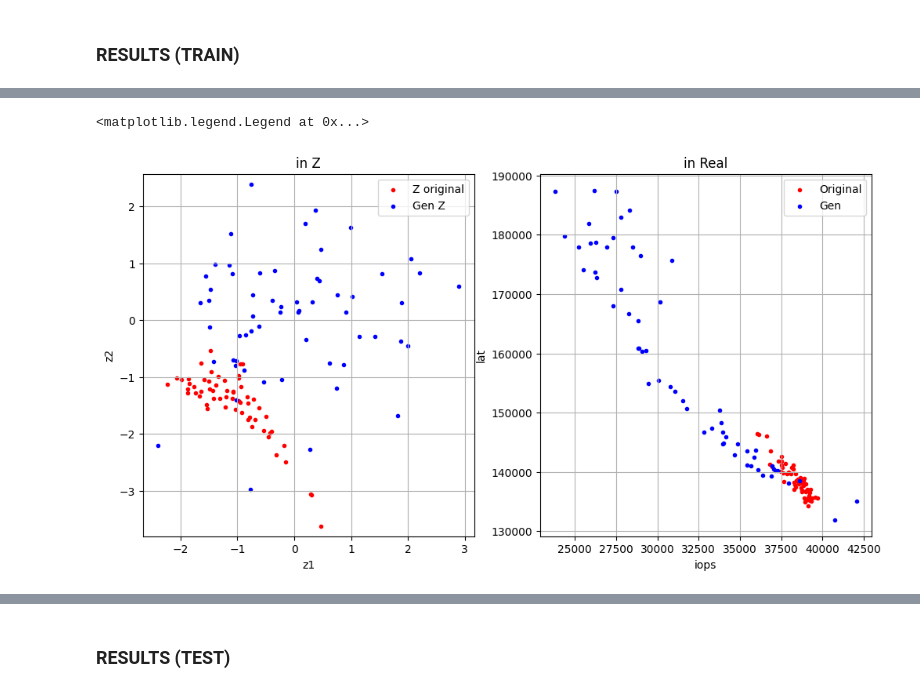
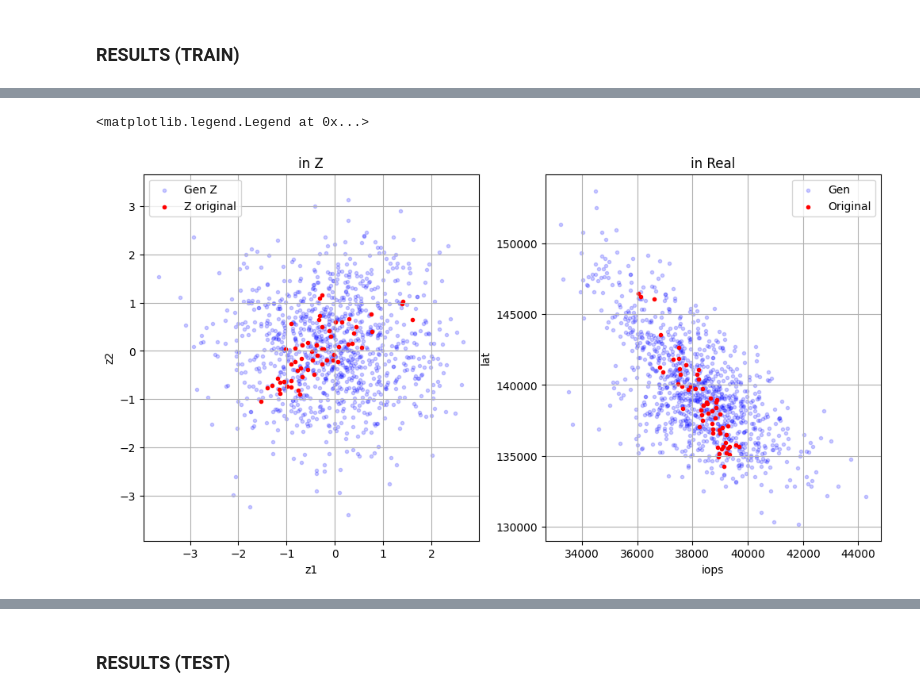
Before and after one commit to juliajones17/reliable_modeling, a Jupyter notebook: notebooks/proj.ipynb, the cells around one changed output, grey strips where cells are left out. Drawn from its saved outputs; the diff is of its cells as text; code cells hidden in the pictures.

Commit message:
more neurons, better graphs

```diff
--- a/notebooks/proj.ipynb
+++ b/notebooks/proj.ipynb
@@ -372,7 +372,7 @@ for i in range(len(ids)):
     dataset = TensorDataset(y_tst, X_tst)
     results_iops = []
     results_lat = []
-    for i, data in enumerate(DataLoader(dataset)):
+    for j, data in enumerate(DataLoader(dataset)):
         y_data= data[0]
         X_data = data[1]
         for lay in model.nf.layers:
@@ -382,11 +382,14 @@ for i in range(len(ids)):
         results_iops.append(y_data[0][0])
         results_lat.append(y_data[0][1])
 
-    y_gen = model.sample(stscaler.transform(X_train.clone().detach()))
+    X_bigger = torch.tensor(list(train[train['id'] == ids[i]][['block_size', 'n_jobs', 'iodepth', 'read_fraction', 'io_type_num', 'n_disks']].values) * 17)
+    X_bigger_ss = stscaler.transform(X_bigger)
+    X_bigger_tst = torch.tensor(X_bigger_ss, dtype=torch.float32)
+    y_gen = model.sample(stscaler.transform(X_bigger.clone().detach()))
     y_gen = torch.tensor(y_gen, dtype=torch.float32)
     gen_iops.append(scaler.inverse_transform(y_gen)[:, 0])
     gen_lat.append(scaler.inverse_transform(y_gen)[:, 1])
-    dataset = TensorDataset(y_gen, X_tst)
+    dataset = TensorDataset(y_gen, X_bigger_tst)
     genresults_iops = []
     genresults_lat = []
     for i, data in enumerate(DataLoader(dataset)):
@@ -590,7 +593,7 @@ for i in range(len(ids)):
     dataset = TensorDataset(y_tst, X_tst)
     results_iops = []
     results_lat = []
-    for i, data in enumerate(DataLoader(dataset)):
+    for j, data in enumerate(DataLoader(dataset)):
         y_data= data[0]
         X_data = data[1]
         for lay in model.nf.layers:
@@ -600,11 +603,14 @@ for i in range(len(ids)):
         results_iops.append(y_data[0][0])
         results_lat.append(y_data[0][1])
 
-    y_gen = model.sample(stscaler.transform(X_test.clone().detach()))
+    X_bigger = torch.tensor(list(test[test['id'] == ids[i]][['block_size', 'n_jobs', 'iodepth', 'read_fraction', 'io_type_num', 'n_disks']].values) * 17)
+    X_bigger_ss = stscaler.transform(X_bigger)
+    X_bigger_tst = torch.tensor(X_bigger_ss, dtype=torch.float32)
+    y_gen = model.sample(stscaler.transform(X_bigger.clone().detach()))
     y_gen = torch.tensor(y_gen, dtype=torch.float32)
     gen_iops.append(scaler.inverse_transform(y_gen)[:, 0])
     gen_lat.append(scaler.inverse_transform(y_gen)[:, 1])
-    dataset = TensorDataset(y_gen, X_tst)
+    dataset = TensorDataset(y_gen, X_bigger_tst)
     genresults_iops = []
     genresults_lat = []
     for i, data in enumerate(DataLoader(dataset)):
@@ -777,7 +783,7 @@ from sklearn.pipeline import make_pipeline
 from probaforms.models import RealNVP
 from probaforms import metrics
 # %%
-train = new_train
+train = new_train.copy()
 scaler = make_pipeline(LogitScaler(eps=0.01), StandardScaler())
 y_tr_ss = scaler.fit_transform(train[['iops', 'lat']].values)
 # y_test_ss = scaler.transform(test[['iops', 'lat']].values)
@@ -785,7 +791,7 @@ stscaler = StandardScaler()
 X_tr_ss = stscaler.fit_transform(train[['block_size', 'n_jobs', 'iodepth', 'read_fraction', 'io_type_num', 'n_disks']].values)
 # X_test_ss = stscaler.transform(test[['block_size', 'n_jobs', 'iodepth', 'read_fraction', 'io_type_num', 'n_disks']].values)
 
-model = RealNVP(lr=0.001, n_layers=12, n_epochs=200, batch_size=64) # 200
+model = RealNVP(lr=0.001, n_layers=12, n_epochs=100, batch_size=64, hidden=(100,)) # 200 , activation='relu'
 model.fit(y_tr_ss, X_tr_ss) # (target, condition)
 # %%
 def calc_metrics(X, Y):
@@ -834,7 +851,7 @@ for i in range(len(ids)):
     dataset = TensorDataset(y_tst, X_tst)
     results_iops = []
     results_lat = []
-    for i, data in enumerate(DataLoader(dataset)):
+    for j, data in enumerate(DataLoader(dataset)):
         y_data= data[0]
         X_data = data[1]
         for lay in model.nf.layers:
@@ -844,11 +861,14 @@ for i in range(len(ids)):
         results_iops.append(y_data[0][0])
         results_lat.append(y_data[0][1])
 
-    y_gen = model.sample(stscaler.transform(X_train.clone().detach()))
+    X_bigger = torch.tensor(list(train[train['id'] == ids[i]][['block_size', 'n_jobs', 'iodepth', 'read_fraction', 'io_type_num', 'n_disks']].values) * 17)
+    X_bigger_ss = stscaler.transform(X_bigger)
+    X_bigger_tst = torch.tensor(X_bigger_ss, dtype=torch.float32)
+    y_gen = model.sample(stscaler.transform(X_bigger.clone().detach()))
     y_gen = torch.tensor(y_gen, dtype=torch.float32)
     gen_iops.append(scaler.inverse_transform(y_gen)[:, 0])
     gen_lat.append(scaler.inverse_transform(y_gen)[:, 1])
-    dataset = TensorDataset(y_gen, X_tst)
+    dataset = TensorDataset(y_gen, X_bigger_tst)
     genresults_iops = []
     genresults_lat = []
     for i, data in enumerate(DataLoader(dataset)):
@@ -907,24 +927,24 @@ Maximum Mean Discrepancy = 0.3868 +- 0.0380
 # %%
 fig, (ax1, ax2) = plt.subplots(1, 2, figsize=(12, 6))
 
+ax1.scatter(zgen_iops[1], zgen_lat[1], marker='.', label='Gen Z', color='blue', linewidth=1, alpha=0.2)
 ax1.scatter(ztotal_iops[1], ztotal_lat[1], marker='.', label='Z original', color='red', linewidth=1)
-ax1.scatter(zgen_iops[1], zgen_lat[1], marker='.', label='Gen Z', color='blue', linewidth=1)
 ax1.set_title("in Z")
 ax1.axis('equal')
 ax1.set(xlabel='z1', ylabel='z2')
 ax1.grid()
 ax1.legend()
 
+ax2.scatter(gen_iops[1], gen_lat[1], marker='.', label='Gen', color='blue', linewidth=1, alpha=0.2)
 ax2.scatter(total_iops[1], total_lat[1], marker='.', label='Original', color='red', linewidth=1)
-ax2.scatter(gen_iops[1], gen_lat[1], marker='.', label='Gen', color='blue', linewidth=1)
 ax2.set_title("in Real")
 # ax2.axis('equal')
 ax2.set(xlabel='iops', ylabel='lat')
 ax2.grid()
 ax2.legend()
 # %% [output]
 <matplotlib.legend.Legend at 0x...>
-[figure, old version]
+[figure, new version]
 # %%
 arr1 = np.array([[el] for el in np.array(ztotal_iops[1])])
 arr2 = np.array([[el] for el in np.array(ztotal_lat[1])])
```
Also changed, not shown: parts of 37 cells of this notebook.
